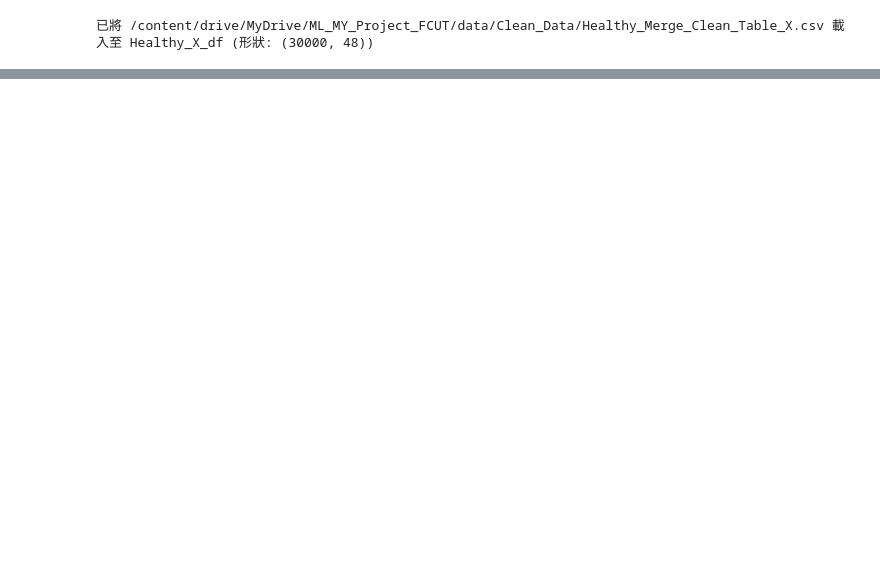
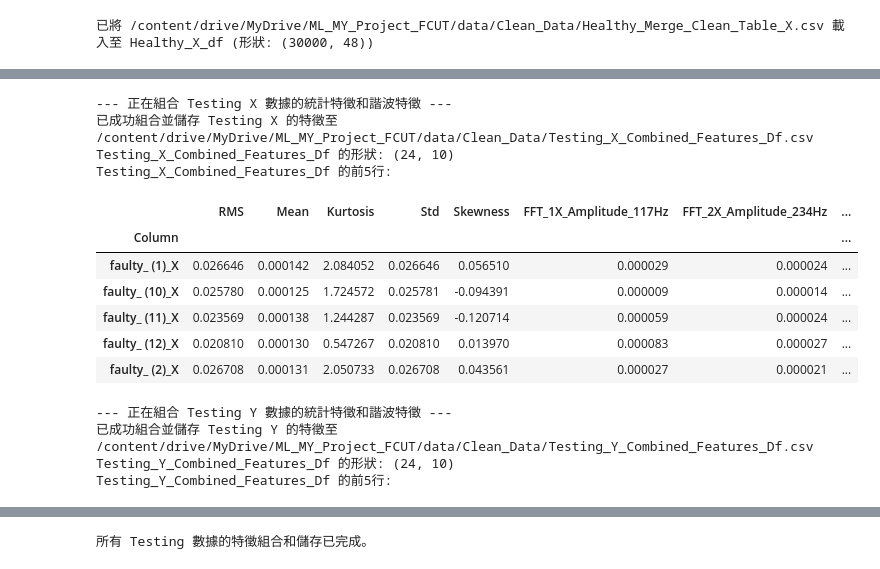
Before and after one commit to sula316/ML_MY_Project_FCUT, a Jupyter notebook: ML_MY_Project_FCUT.ipynb, the cells around one changed output, grey strips where cells are left out. Drawn from its saved outputs; the diff is of its cells as text; code cells hidden in the pictures; blank space fills up the shorter version.

```diff
--- a/ML_MY_Project_FCUT.ipynb
+++ b/ML_MY_Project_FCUT.ipynb
@@ -2112,0 +3561,79 @@ Testing_Voltage_Features_df 前5行:
+# %%
+import pandas as pd
+import os
+
+output_dir = '/content/drive/MyDrive/ML_MY_Project_FCUT/data/Clean_Data/'
+os.makedirs(output_dir, exist_ok=True)
+
+dimensions = ['X', 'Y', 'Z', 'Voltage']
+
+# Dictionary to store combined feature dataframes for each dimension
+Testing_Combined_Features_Dict = {}
+
+for dim in dimensions:
+    print(f"\n--- \u6b63\u5728\u7d44\u5408 Testing {dim} \u6578\u64da\u7684\u7d71\u8a08\u7279\u5fb5\u548c\u8ae7\u6ce2\u7279\u5fb5 ---")
+
+    # Define file paths for Statistical features and Harmonic features
+    statistical_features_path = os.path.join(output_dir, f'Testing_{dim}_Features_df.csv')
+    harmonic_features_path = os.path.join(output_dir, f'Testing_{dim}_Harmonic_Features_Df.csv')
+
+    # Load the feature DataFrames
+    try:
+        statistical_features_df = pd.read_csv(statistical_features_path, index_col='Column')
+        harmonic_features_df = pd.read_csv(harmonic_features_path, index_col='Column')
+    except FileNotFoundError as e:
+        print(f"\u932f\u8aa4: \u627e\u4e0d\u5230\u6587\u4ef6 {e.filename}\u3002\u8acb\u78ba\u8a8d\u6240\u6709\u7d71\u8a08\u7279\u5fb5\u548c\u8ae7\u6ce2\u7279\u5fb5\u5df2\u6210\u529f\u7522\u751f\u4e26\u5132\u5b58\u3002")
+        continue
+    except Exception as e:
+        print(f"\u8f09\u5165\u6587\u4ef6\u6642\u767c\u751f\u672a\u77e5\u932f\u8aa4: {e}")
+        continue
+
+    # Combine the two feature DataFrames horizontally
+    # Ensure both DataFrames have the same index for proper alignment
+    if not statistical_features_df.index.equals(harmonic_features_df.index):
+        print(f"\u8b66\u544a: Testing {dim} \u7684\u7d71\u8a08\u7279\u5fb5\u548c\u8ae7\u6ce2\u7279\u5fb5\u7684\u7d22\u5f15\u4e0d\u5339\u914d\u3002\u5617\u8a66\u6309\u7d22\u5f15\u5408\u4f75\u3002")
+        # Use outer join to keep all indices and fill NaNs if necessary
+        combined_features_df = pd.merge(
+            statistical_features_df,
+            harmonic_features_df,
+            left_index=True,
+            right_index=True,
+            how='outer'
+        )
+    else:
+        combined_features_df = pd.concat([statistical_features_df, harmonic_features_df], axis=1)
+
+    # Store the combined DataFrame in the dictionary
+    Testing_Combined_Features_Dict[dim] = combined_features_df
+
+    # Assign a name to the combined DataFrame in global scope for potential future use
+    df_name = f'Testing_{dim}_Combined_Features_Df'
+    globals()[df_name] = combined_features_df
+
+    # Save the combined DataFrame to a CSV file
+    output_file_name = f'{df_name}.csv'
+    output_file_path = os.path.join(output_dir, output_file_name)
+    combined_features_df.to_csv(output_file_path, index=True) # Keep the 'Column' as index in CSV
+
+    print(f"\u5df2\u6210\u529f\u7d44\u5408\u4e26\u5132\u5b58 Testing {dim} \u7684\u7279\u5fb5\u81f3 {output_file_path}")
+    print(f"{df_name} \u7684\u5f62\u72c0: {combined_features_df.shape}")
+    print(f"{df_name} \u7684\u524d5\u884c:")
+    display(combined_features_df.head())
+
+print("\n\u6240\u6709 Testing \u6578\u64da\u7684\u7279\u5fb5\u7d44\u5408\u548c\u5132\u5b58\u5df2\u5b8c\u6210\u3002")
+# %% [output]
+--- 正在組合 Testing X 數據的統計特徵和諧波特徵 ---
+已成功組合並儲存 Testing X 的特徵至 /content/drive/MyDrive/ML_MY_Project_FCUT/data/Clean_Data/Testing_X_Combined_Features_Df.csv
+Testing_X_Combined_Features_Df 的形狀: (24, 10)
+Testing_X_Combined_Features_Df 的前5行:
+|  | RMS | Mean | Kurtosis | Std | Skewness | FFT_1X_Amplitude_117Hz | FFT_2X_Amplitude_234Hz | ... |
+| Column |  |  |  |  |  |  |  | ... |
+| faulty_ (1)_X | 0.026646 | 0.000142 | 2.084052 | 0.026646 | 0.056510 | 0.000029 | 0.000024 | ... |
+| faulty_ (10)_X | 0.025780 | 0.000125 | 1.724572 | 0.025781 | -0.094391 | 0.000009 | 0.000014 | ... |
+| faulty_ (11)_X | 0.023569 | 0.000138 | 1.244287 | 0.023569 | -0.120714 | 0.000059 | 0.000024 | ... |
+| faulty_ (12)_X | 0.020810 | 0.000130 | 0.547267 | 0.020810 | 0.013970 | 0.000083 | 0.000027 | ... |
+| faulty_ (2)_X | 0.026708 | 0.000131 | 2.050733 | 0.026708 | 0.043561 | 0.000027 | 0.000021 | ... |
+--- 正在組合 Testing Y 數據的統計特徵和諧波特徵 ---
+已成功組合並儲存 Testing Y 的特徵至 /content/drive/MyDrive/ML_MY_Project_FCUT/data/Clean_Data/Testing_Y_Combined_Features_Df.csv
+Testing_Y_Combined_Features_Df 的形狀: (24, 10)
+Testing_Y_Combined_Features_Df 的前5行:
@@ -2112,0 +3669 @@ Testing_Voltage_Features_df 前5行:
+所有 Testing 數據的特徵組合和儲存已完成。
```
Also changed, not shown: parts of 102 cells of this notebook.
